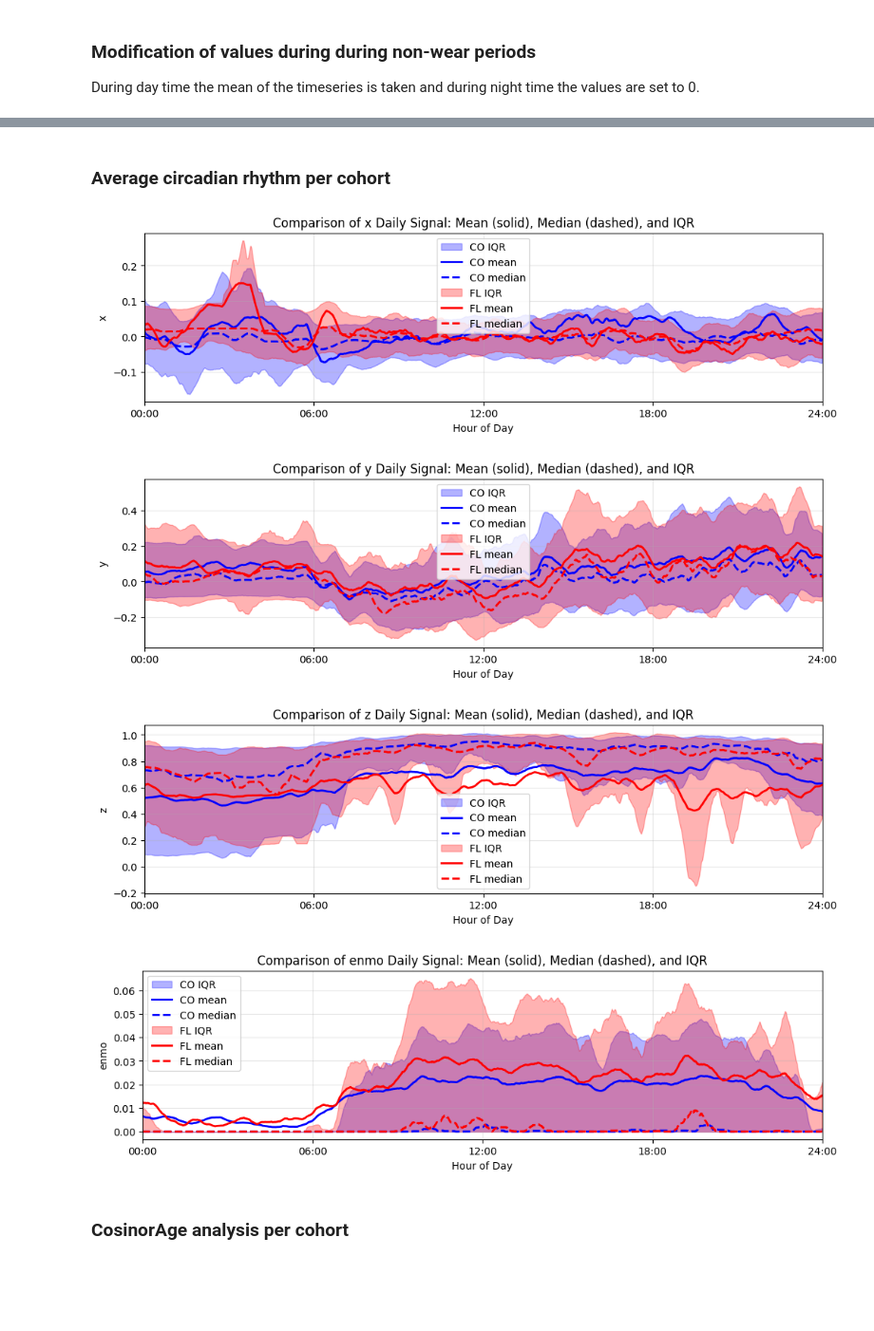
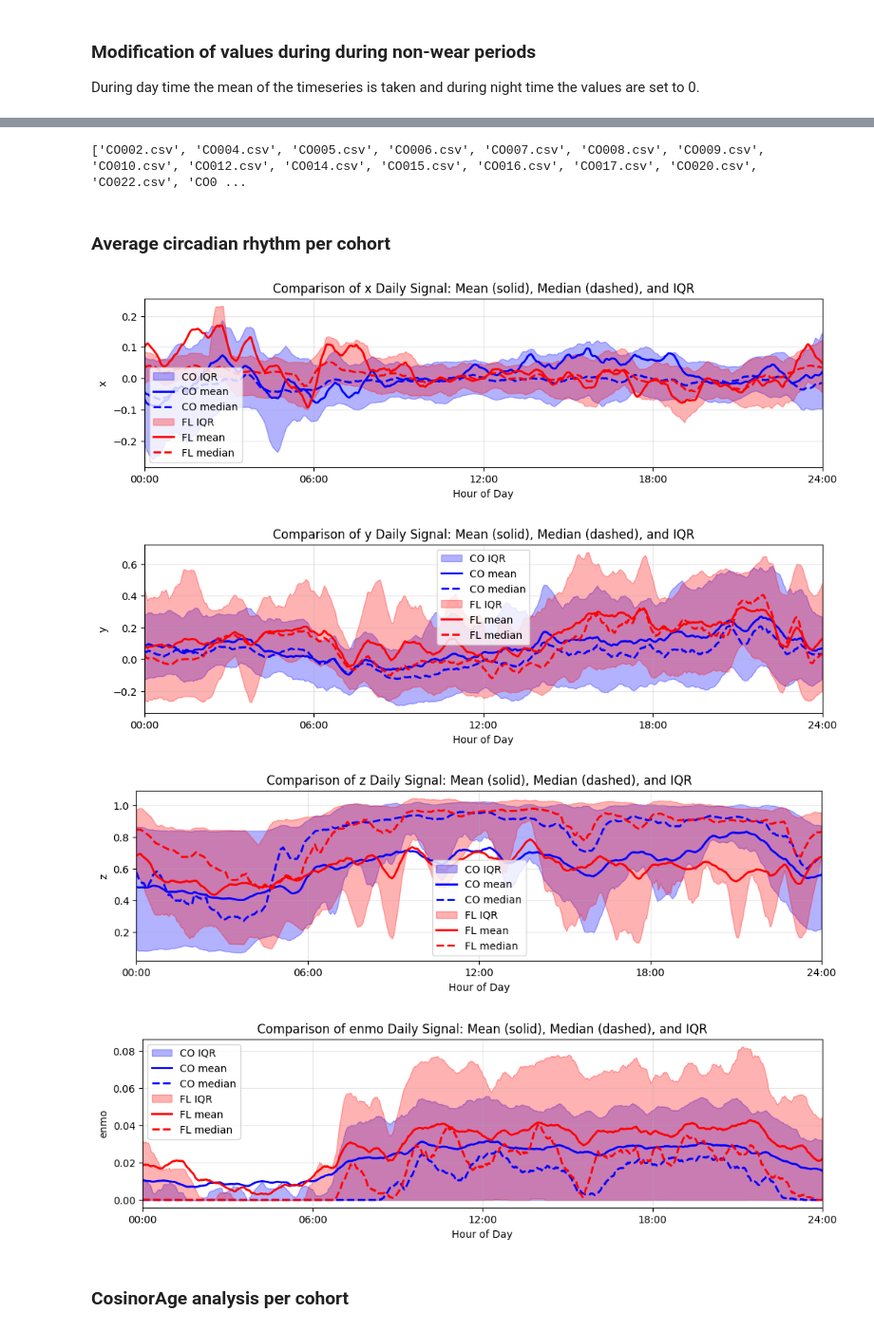
Before and after one commit to jlohunecke/LTMM_Analysis, a Jupyter notebook: exploration.ipynb, the cells around one changed output, grey strips where cells are left out. Shown at 95% size. Saved outputs shown, nothing was run; the diff lists cells and outputs as text; code cells hidden in the pictures; blank space fills up the shorter version.

Commit message:
mean and std plots

```diff
--- a/exploration.ipynb
+++ b/exploration.ipynb
@@ -37,12 +47,31 @@ plot_pig_wear_timeseries("wear_periods_recomputed.csv", "minute_level_modified",
+# %%
+file_names = filter_samples_by_wear_time_and_outliers(
+    wear_csv="wear_periods_recomputed.csv",
+    input_dir="minute_level",
+    min_wear_percentage=50.0,
+    outlier_method="iqr",
+    outlier_threshold=1.5,
+    output_file="filtered_samples.csv",
+    verbose=False
+)
+print(file_names)
+# %% [output]
+['CO002.csv', 'CO004.csv', 'CO005.csv', 'CO006.csv', 'CO007.csv', 'CO008.csv', 'CO009.csv', 'CO010.csv', 'CO012.csv', 'CO014.csv', 'CO015.csv', 'CO016.csv', 'CO017.csv', 'CO020.csv', 'CO022.csv', 'CO0 ...
+# %%
+file_names = [
+    "CO002.csv", "CO003.csv", "CO004.csv", "CO005.csv", "CO006.csv", "CO007.csv", "CO008.csv", "CO009.csv", "CO010.csv", "CO011.csv", "CO012.csv",
+    "CO019.csv", "CO020.csv", "CO022.csv", "CO023.csv", "CO027.csv", "CO028.csv", "CO031.csv", "CO032.csv", "CO039.csv", "CO040.csv", "CO041.csv", "CO042.csv",
+    "FL005.csv", "FL006.csv", "FL008.csv", "FL011.csv", "FL016.csv", "FL019.csv", "FL021.csv", "FL022.csv", "FL025.csv", "FL033.csv", "FL035.csv", "FL036.csv"
+]
 # %% [markdown]
 ### Average circadian rhythm per cohort
 # %%
-compare_cohorts_daily_signal(co_pattern="CO*.csv", fl_pattern="FL*.csv", folder="minute_level_modified", columns=['x','y','z','enmo'], window=30, plot_minmax=False)
+compare_cohorts_daily_signal(co_pattern="CO*.csv", fl_pattern="FL*.csv", folder="minute_level_modified", columns=['x','y','z','enmo'], window=30, plot_minmax=False, file_names=file_names)
 # %% [output]
-[figure, old version]
+[figure, new version]
-[figure, old version]
+[figure, new version]
-[figure, old version]
+[figure, new version]
-[figure, old version]
+[figure, new version]
 # %% [markdown]
 ### CosinorAge analysis per cohort
 # %%
```
Also changed, not shown: parts of 11 cells of this notebook, 57 other files.
